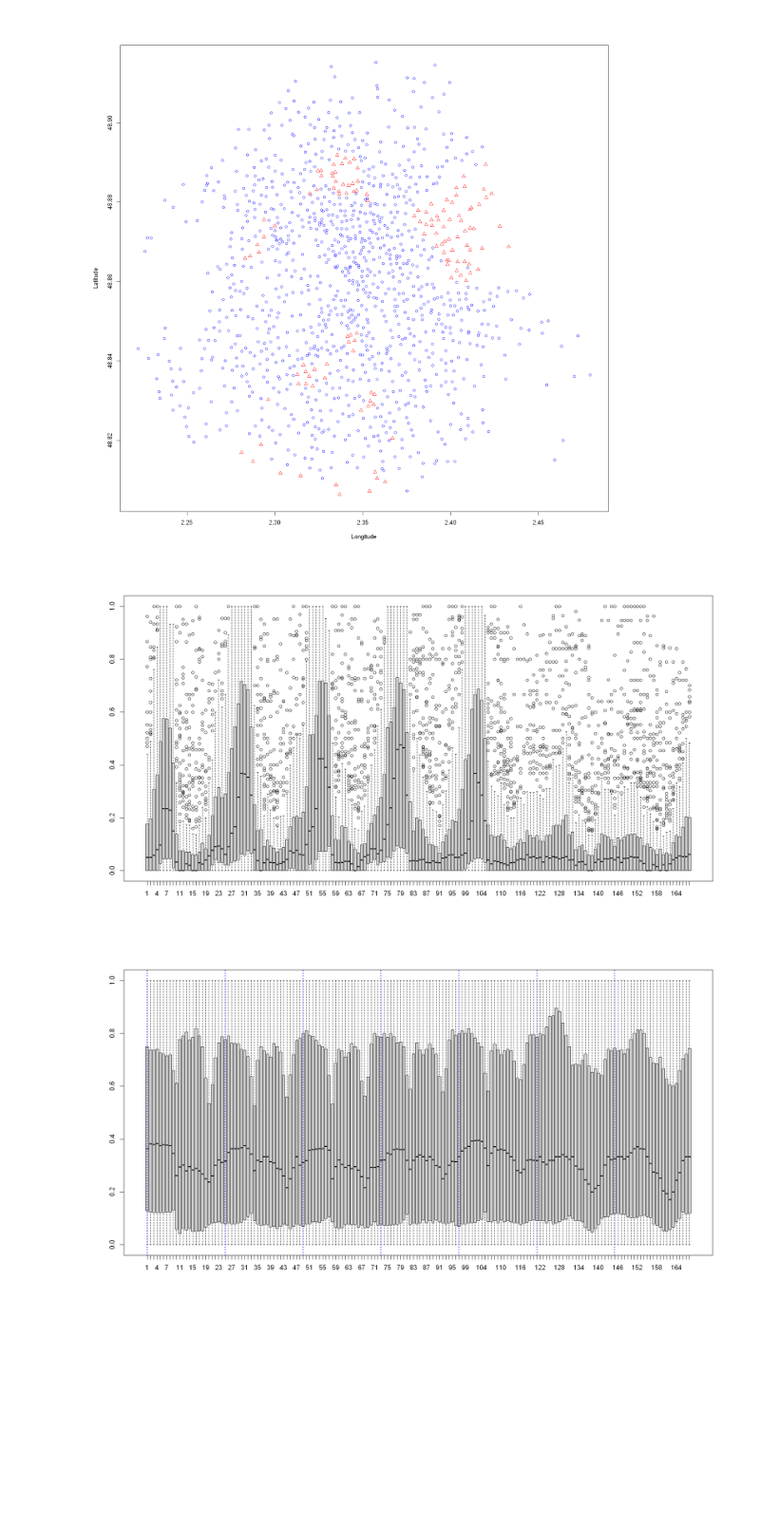
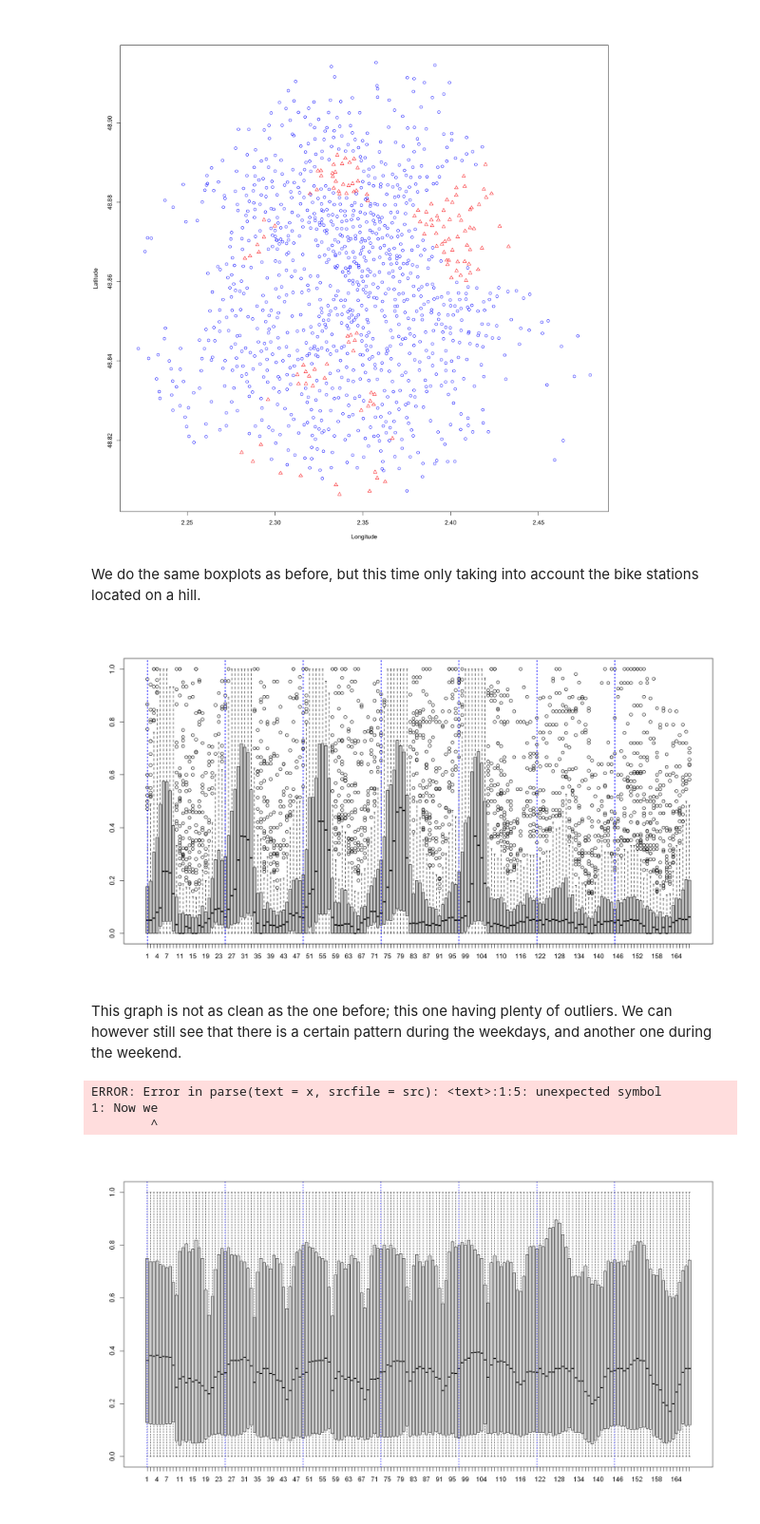
Before and after one commit to jayalabanda/projet-ADD, a Jupyter notebook: Rendus finaux/RNotebook_AnalyseDeDonnees_KO_AYALA_LALOUE_MELLADOAGUILAR.ipynb, the cells around one changed output. Shown at 95% size. Cells and saved outputs as stored; diff of their text form; code cells hidden in the pictures; blank space fills up the shorter version.

```diff
--- a/Rendus finaux/RNotebook_AnalyseDeDonnees_KO_AYALA_LALOUE_MELLADOAGUILAR.ipynb
+++ b/Rendus finaux/RNotebook_AnalyseDeDonnees_KO_AYALA_LALOUE_MELLADOAGUILAR.ipynb
@@ -95,13 +116,24 @@ plot(longitude, latitude, col=ifelse(velib$bonus==1, "red", "blue"),
      xlab="Longitude", ylab="Latitude", pch=velib$bonus+1)
 # %% [output]
 [figure]
+# %% [markdown]
+We do the same boxplots as before, but this time only taking into account the bike stations located on a hill.
 # %%
 colline <- which(velib$bonus == 1)
 
 options(repr.plot.width=16, repr.plot.height=9)
 boxplot(x[colline,])
+abline(v=timeTick, lty="dotted", col="blue", lwd=2)
 # %% [output]
-[figure, old version]
+[figure, new version]
+# %% [markdown]
+This graph is not as clean as the one before; this one having plenty of outliers. We can however still see that there is a certain pattern during the weekdays, and another one during the weekend.
+# %%
+Now we do another boxplot containing only the bike stations that are not on a hill.
+# %% [output]
+ERROR: Error in parse(text = x, srcfile = src): <text>:1:5: unexpected symbol
+1: Now we
+        ^
 # %%
 no.colline <- which(velib$bonus == 0)
 
```
Also changed, not shown: parts of 14 cells of this notebook.
